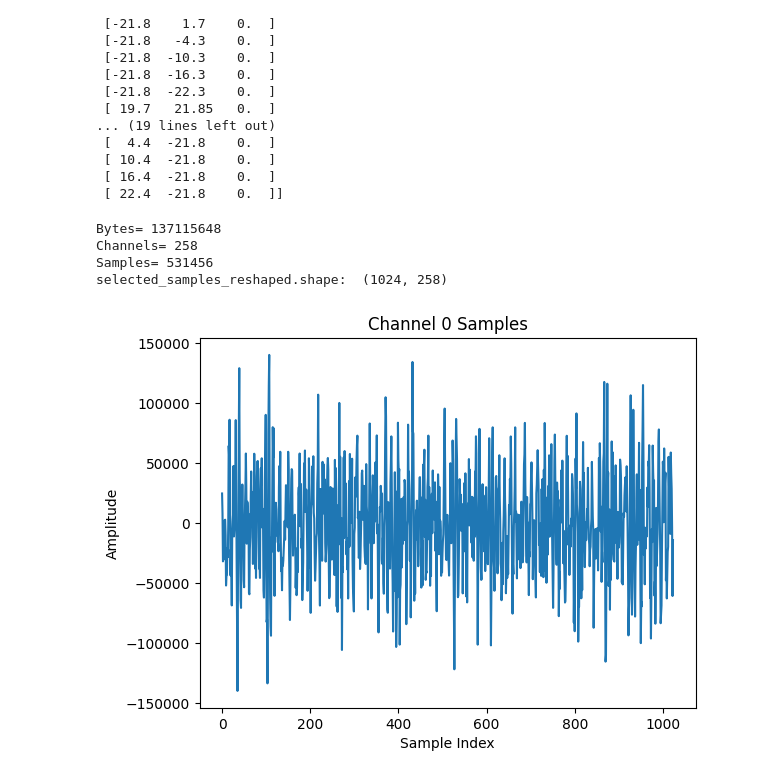
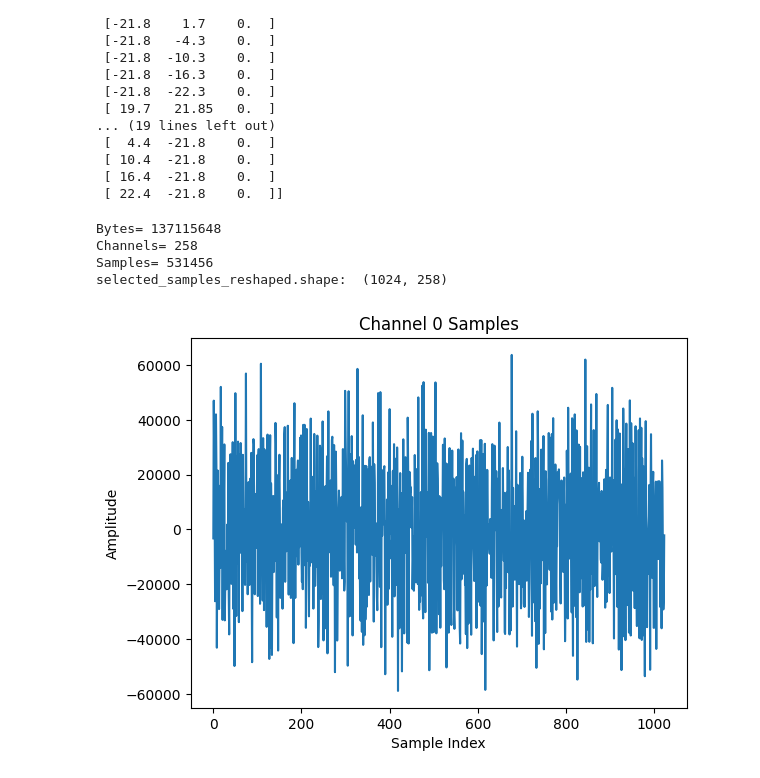
Before and after one commit to bimea/megamicros, a Jupyter notebook: notebooks/04_getstarted_BMF.ipynb, the cells around one changed output. Saved outputs shown, nothing was run; the diff lists cells and outputs as text; code cells hidden in the pictures.

```diff
--- a/notebooks/04_getstarted_BMF.ipynb
+++ b/notebooks/04_getstarted_BMF.ipynb
@@ -210,36 +210,37 @@ mems_position_square_relative:  [[-21.8   19.7    0.  ]
  [ 16.4  -21.8    0.  ]
  [ 22.4  -21.8    0.  ]]
 # %%
-path = "/Users/brunogas/manips/Tests-Modo/Avec_voie_analogique/WhiteNoise-2m.dat"
+# path = "/Users/brunogas/manips/Tests-Modo/Avec_voie_analogique/WhiteNoise-2m.dat"
+path = "/Users/brunogas/Manips/Tests-modo/Avec_voie_analogique/WhiteNoise-2m.dat"
 # Read binary file as int32 elements
 with open(path, "r") as f:
     data = np.fromfile(f, dtype=np.int32)
 
 nbytes = data.shape[0]
 nchannels = 256 + 1 + 1
 nsamples = nbytes // nchannels
 print("Bytes=", nbytes)
 print("Channels=", nchannels)
 print("Samples=", nsamples)
 
 # Get 1024 samples starting from sample 0s
-sample_start = 0
+sample_start = 5000 * nchannels
 sample_end = sample_start + 1024 * nchannels
 selected_samples = data[sample_start:sample_end]
 
-# reshape ibto an array of shape (nsamples, nchannels)
+# reshape into an array of shape (nsamples, nchannels)
 selected_samples_reshaped = selected_samples.reshape((-1, nchannels))
 print("selected_samples_reshaped.shape: ", selected_samples_reshaped.shape)
 
 # Plot the channel 0
-plt.plot(selected_samples_reshaped[:, 1])
+plt.plot(selected_samples_reshaped[:, 257])
 plt.title("Channel 0 Samples")
 plt.xlabel("Sample Index")
 plt.ylabel("Amplitude")
 plt.show()
 # %% [output]
 Bytes= 137115648
 Channels= 258
 Samples= 531456
 selected_samples_reshaped.shape:  (1024, 258)
-[figure, old version]
+[figure, new version]
```
